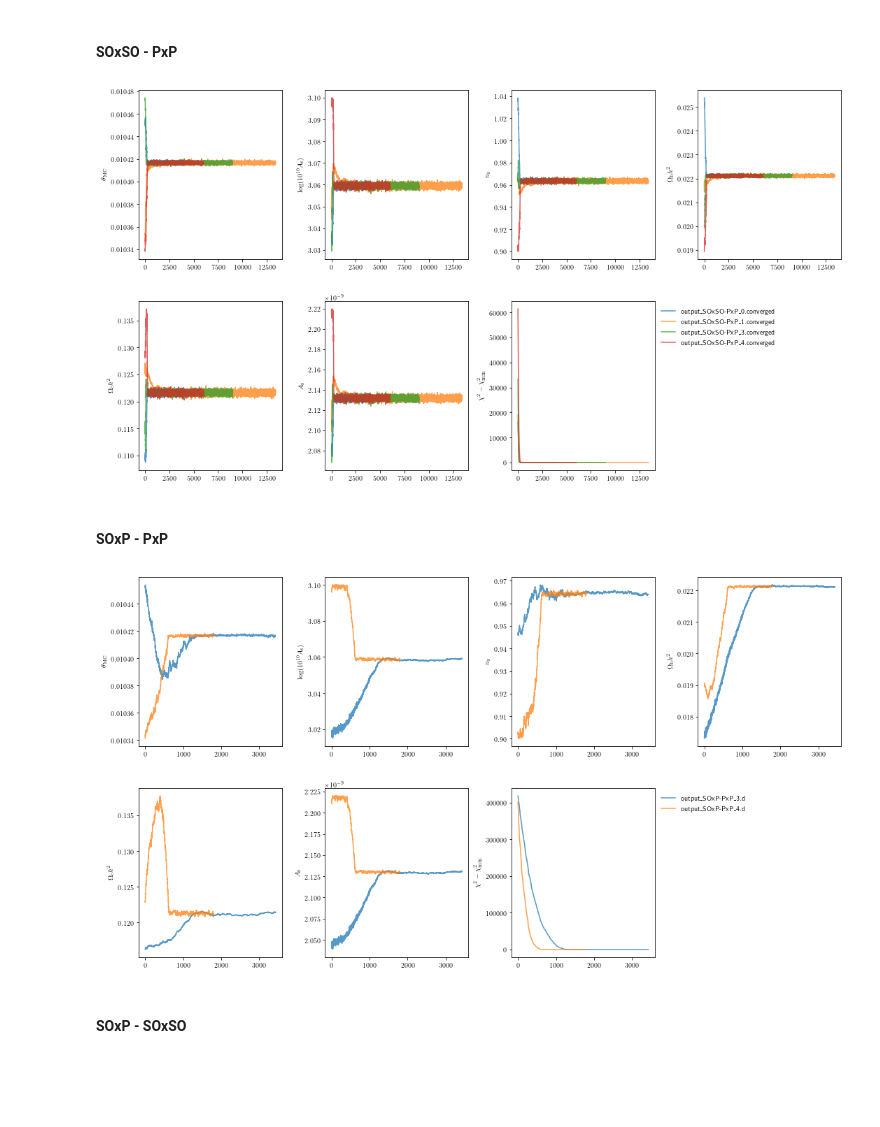
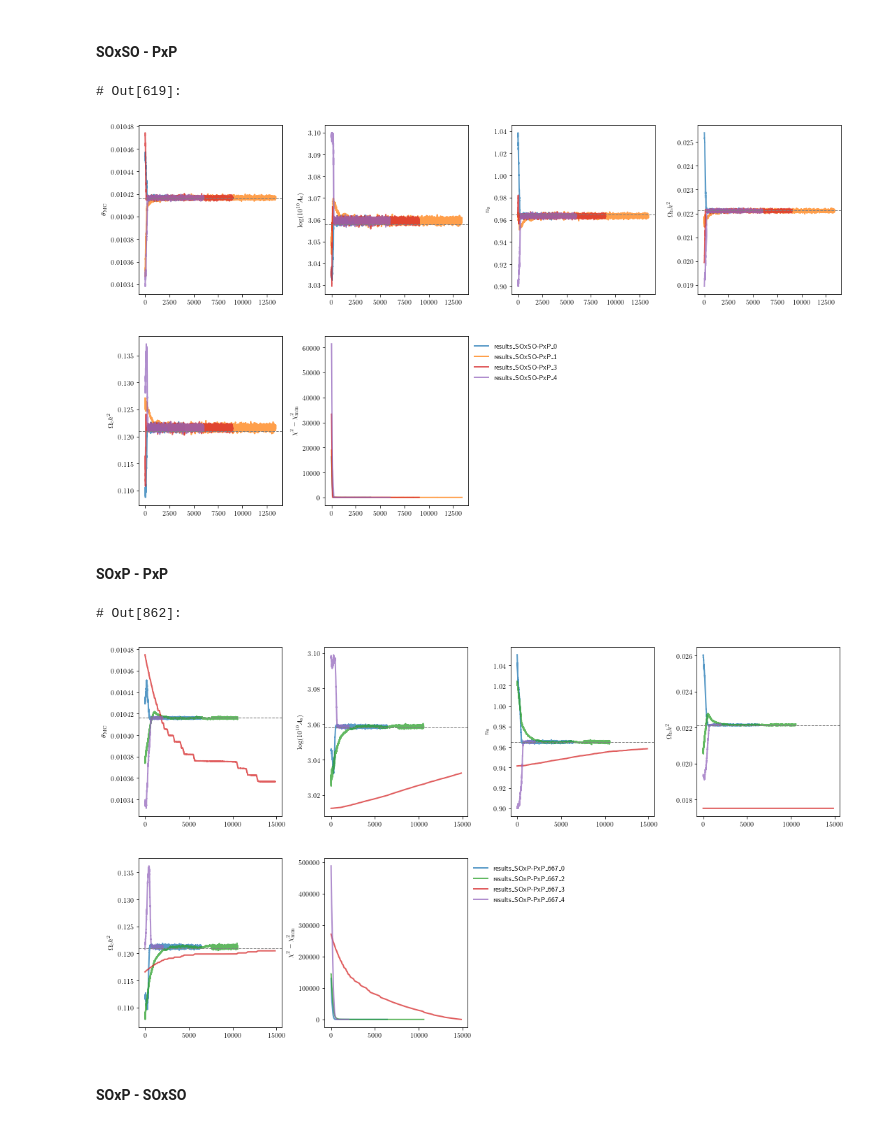
Before and after one commit to xgarrido/beyondCV, a Jupyter notebook: notebooks/beyondCV_analysis.ipynb, the cells around one changed output. Cells and saved outputs as stored; diff of their text form; code cells hidden in the pictures; blank space fills up the shorter version.

```diff
--- a/notebooks/beyondCV_analysis.ipynb
+++ b/notebooks/beyondCV_analysis.ipynb
@@ -281,0 +264,43 @@ def plot_chains(pattern, burnin=0):
+# %%
+def get_chains(path):
+    import glob
+    all_files = glob.glob(path)
+    # Sort alphabetically
+    all_files.sort()
+    chains = {}
+    for f in all_files:
+        header = pd.read_csv(all_files[0], delim_whitespace=True).columns[1:]
+        df = pd.read_table(f, delim_whitespace=True)
+
+        # Remove '#' in header
+        df.drop(df.columns[[-1,]], axis=1, inplace=True)
+        df.columns = header
+        # Compute delta chi2
+        delta_chi2 = df.chi2-np.min(df.chi2)
+        # Remove useless columns
+        df.drop(columns=["minuslogpost", "minuslogprior", "minuslogprior__0", "chi2", "chi2__chi2"], inplace=True)
+        # Insert Delta chi2 before As (which is derived and never plot)
+        df.insert(value=delta_chi2, column="delta_chi2", loc=len(df.columns)-1)
+        key = f.split("/")[-2]
+        chains[key] = df
+    return chains
+
+ref = [1.04164/100, 3.058, 0.9649, 0.02212, 0.1210, 1]
+def plot_chains(path, burnin=0, labels=labels):
+    chains = get_chains(path=path)
+    plt.figure(figsize=(18, 10))
+    for i in range(1, len(labels)):
+        plt.subplot(2, 4, i)
+        plt.ylabel(labels[i-1])
+        for k, v in chains.items():
+            j = k.split("_")[-1]
+            n = np.arange(len(v))
+            if 0 < burnin < 1:
+                ist = int((1.-burnin)*len(v))
+            else:
+                ist = int(burnin)
+            plt.plot(n[ist:], v.iloc[:,i][ist:], alpha=0.75, color="C{}".format(j))
+        if i != len(labels)-1:
+            plt.axhline(ref[i-1], color="gray", ls="--", lw=1)
+    plt.subplots_adjust(hspace=0.25, wspace=0.3)
+    plt.legend([k.replace("_", "\_") for k in chains.keys()], loc="upper left", bbox_to_anchor=(1,1))
@@ -282,15 +314,17 @@ def plot_chains(pattern, burnin=0):
 # %% [markdown]
 #### SOxSO - PxP
 # %%
-plot_chains(pattern="output_SOxSO-PxP*/mcmc*.txt", burnin=0)
+plot_chains(result_path + "/*_SOxSO-PxP_*/mcmc*.txt", burnin=0)
 # %% [output]
+# Out[619]:
-[figure, old version]
+[figure, new version]
 # %% [markdown]
 #### SOxP - PxP
 # %%
-plot_chains(pattern="output_SOxP-PxP*/mcmc*.txt", burnin=0)
+plot_chains(result_path + "/*_SOxP-PxP*/mcmc*.txt", burnin=0)
 # %% [output]
+# Out[862]:
-[figure, old version]
+[figure, new version]
 # %% [markdown]
 #### SOxP - SOxSO
 # %%
```
Also changed, not shown: parts of 66 cells of this notebook, 1 other file.
